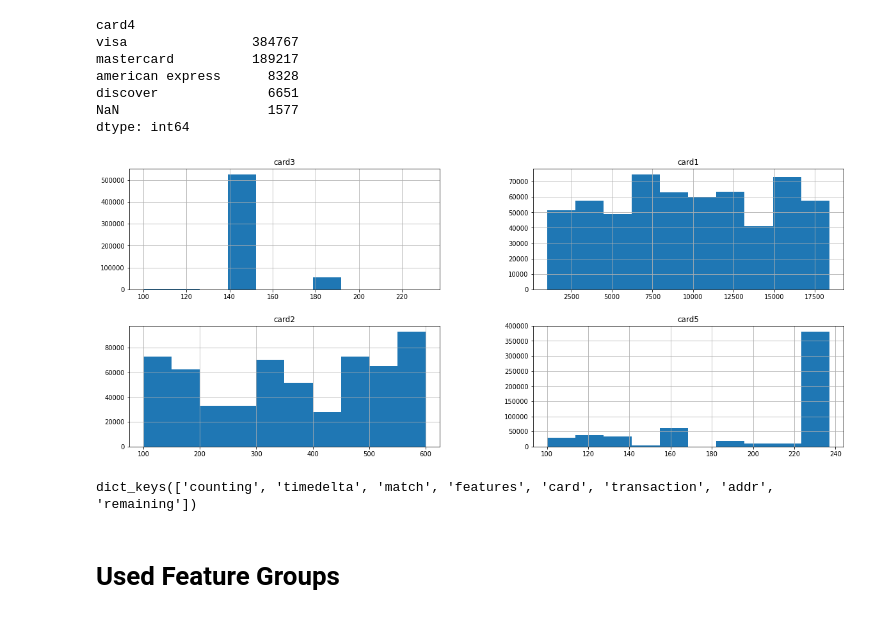
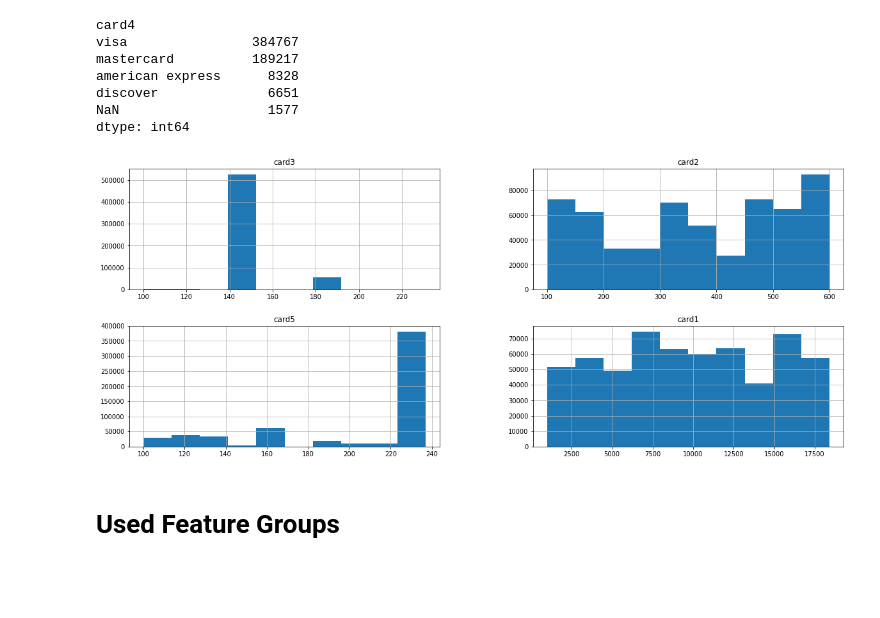
Before and after one commit to taimoon/click-through-rate-prediction, a Jupyter notebook: EDA.ipynb, the cells around one changed output. Drawn from its saved outputs; the diff is of its cells as text; code cells hidden in the pictures; blank space fills up the shorter version.

```diff
--- a/EDA.ipynb
+++ b/EDA.ipynb
@@ -303,12 +335,14 @@ for i in idxs:
 # %%
-prefixes = [extract_prefixes(seq) for seq in transaction_nan_grps]
-idxs = arg_pred(prefixes, lambda s: 'V' in s)
-vesta_rich_grp = [transaction_nan_grps[i] for i in idxs]
+def check_vesta_rich_is_consec():
+    pred_f = lambda grp: 'V' in extract_prefixes(grp)
+    vesta_rich_grp = list(filter(pred_f, transaction_nan_grp))
 
-for grp in vesta_rich_grp:
-    ns = [int(v[1:]) for v in grp]
-    # assert that all V's groups are consecutive
-    assert(is_consec(ns))
+    for grp in vesta_rich_grp:
+        ns = [int(v[1:]) for v in grp]
+        # assert that all V's groups are consecutive
+        assert(is_consec(ns))
 
-f'{len(vesta_rich_grp)}, groups'
+    return vesta_rich_grp
+vesta_rich_grp = check_vesta_rich_is_consec()
+f"{len(vesta_rich_grp)} groups among {len(vesta_col_grp['features'])} V's features"
 # %% [output]
@@ -333,6 +366,6 @@ len(vesta_rich_grp), len(flatten_list(vesta_rich_grp))
 # %%
 vesta_subset_grp  = []
-vesta_subset_pages = []
+vesta_subset_grp_pages = []
 vesta_cor_mats = []
 
 for grp in vesta_rich_grp:
@@ -343,4 +376,4 @@ for grp in vesta_rich_grp:
     reduced_grp = sorted(reduced_grp)
 
     vesta_subset_grp += reduced_grp
-    vesta_subset_pages.append(reduced_grp)
+    vesta_subset_grp_pages.append(reduced_grp)
@@ -430,4 +447,0 @@ sns.heatmap(reduced_cor, ax=axs[1], cmap='Blues'); axs[1].set_title('Reduce');
-# %%
-cols = ['M1', 'M2', 'M3', 'M4', 'M5', 'M6', 'M7', 'M8', 'M9']
-transaction_df[cols] = transaction_df[cols].replace({'T':True, 'F':False})
-transaction_df[cols]
@@ -448,5 +448,10 @@ transaction_df[cols]
 # %%
-mask = transaction_df[vesta_col_grp['match']].drop('M4', axis=1)
-cor = mask.astype('float').corr()
-sns.heatmap(cor, cmap='Blues');
+def local_cell_main():
+    mask = transaction_df[vesta_col_grp['match']].drop('M4', axis=1).replace({'T':True, 'F':False})
+    cor = mask.astype('float').corr()
+    cor = abs(cor)
+    tmp = '2 3 7 8 9 1 5 6'.split()
+    tmp = ['M' + c for c in tmp]
+    sns.heatmap(cor.loc[tmp,tmp], cmap='Blues');
+local_cell_main()
 # %% [output]
@@ -484,15 +484,13 @@ discover              6651
 NaN                   1577
 dtype: int64
 # %%
-cards = vesta_col_grp['card']
-cards = set(cards).difference(['card4'])
-transaction_df[cards].hist(figsize=(20,8));
+def local_cell_main():
+    cards = vesta_col_grp['card']
+    cards = set(cards).difference(['card4'])
+    transaction_df[cards].hist(figsize=(20,8))
+local_cell_main()
 # %% [output]
-[figure, old version]
+[figure, new version]
-# %%
-vesta_col_grp.keys()
-# %% [output]
-dict_keys(['counting', 'timedelta', 'match', 'features', 'card', 'transaction', 'addr', 'remaining'])
 # %% [markdown]
 # Used Feature Groups
 # %%
```
Also changed, not shown: parts of 43 cells of this notebook, 4 other files.
